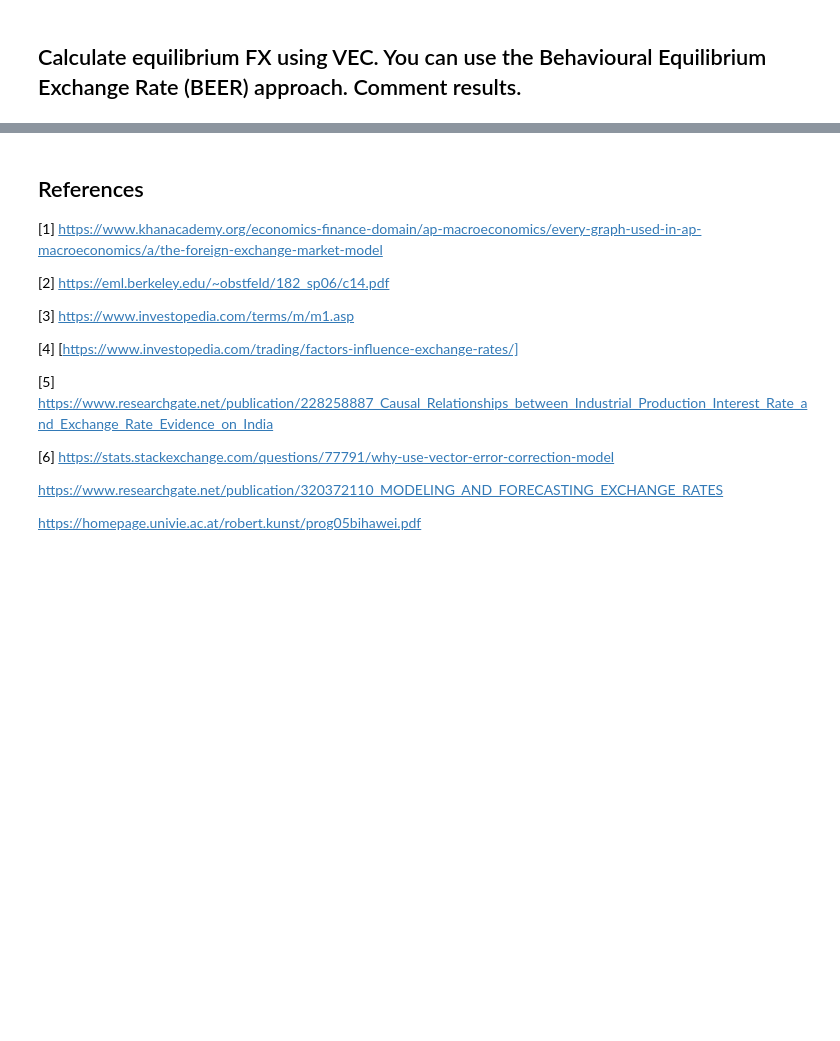
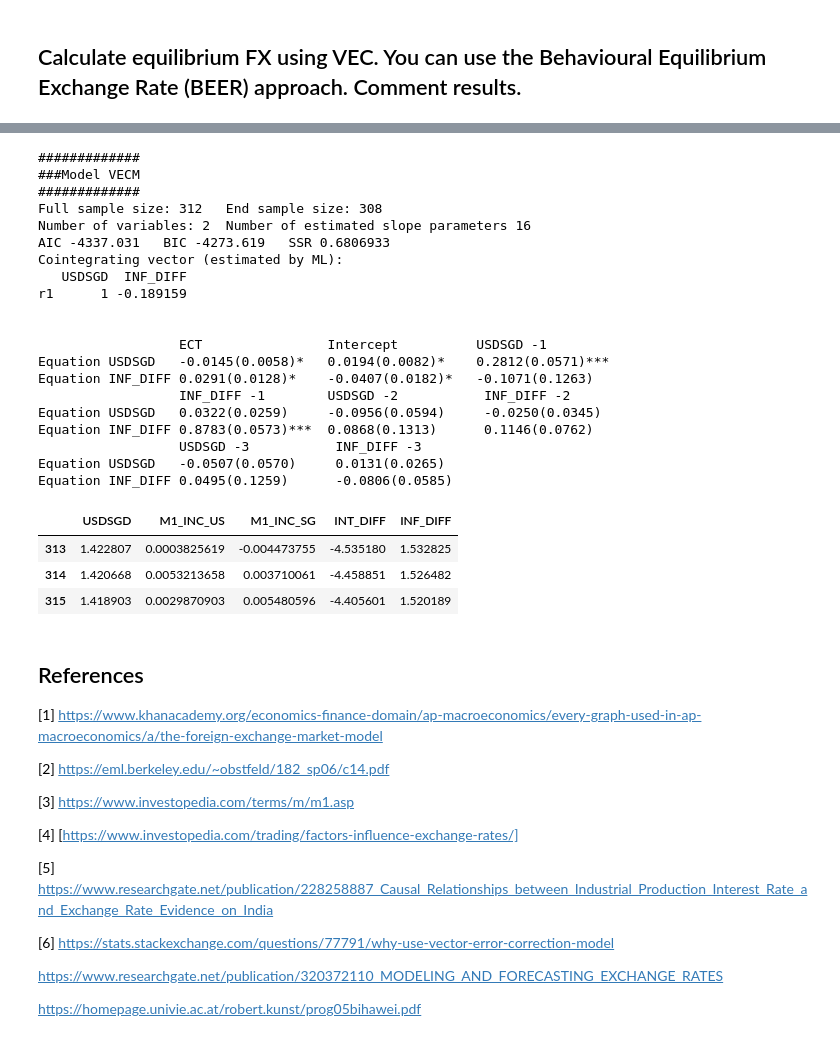
Before and after one commit to yehjxraymond/wqu_econometrics_group_proj, a Jupyter notebook: submission2/Part 2.ipynb, the cells around one changed output, grey strips where cells are left out. Cells and saved outputs as stored; diff of their text form; code cells hidden in the pictures; blank space fills up the shorter version.

```diff
--- a/submission2/Part 2.ipynb
+++ b/submission2/Part 2.ipynb
@@ -317,3 +303,34 @@ usdsgd["201702/201704"]
+# %%
+data_simp = data$USDSGD
+data_simp = merge(data_simp, data$INF_DIFF)
+fit2 = VECM(data_simp, 3, r = 1, include = "const",estim = "ML", LRinclude = "none")
+summary(fit2)
+predict(fit, n.ahead=3)
+# %% [output]
+#############
+###Model VECM
+#############
+Full sample size: 312   End sample size: 308
+Number of variables: 2  Number of estimated slope parameters 16
+AIC -4337.031   BIC -4273.619   SSR 0.6806933
+Cointegrating vector (estimated by ML):
+   USDSGD  INF_DIFF
+r1      1 -0.189159
+
+
+                  ECT                Intercept          USDSGD -1
+Equation USDSGD   -0.0145(0.0058)*   0.0194(0.0082)*    0.2812(0.0571)***
+Equation INF_DIFF 0.0291(0.0128)*    -0.0407(0.0182)*   -0.1071(0.1263)
+                  INF_DIFF -1        USDSGD -2           INF_DIFF -2
+Equation USDSGD   0.0322(0.0259)     -0.0956(0.0594)     -0.0250(0.0345)
+Equation INF_DIFF 0.8783(0.0573)***  0.0868(0.1313)      0.1146(0.0762)
+                  USDSGD -3           INF_DIFF -3
+Equation USDSGD   -0.0507(0.0570)     0.0131(0.0265)
+Equation INF_DIFF 0.0495(0.1259)      -0.0806(0.0585)
+|  | USDSGD | M1_INC_US | M1_INC_SG | INT_DIFF | INF_DIFF |
+| 313 | 1.422807 | 0.0003825619 | -0.004473755 | -4.535180 | 1.532825 |
+| 314 | 1.420668 | 0.0053213658 | 0.003710061 | -4.458851 | 1.526482 |
+| 315 | 1.418903 | 0.0029870903 | 0.005480596 | -4.405601 | 1.520189 |
 # %% [markdown]
 ## References
 [1] https://www.khanacademy.org/economics-finance-domain/ap-macroeconomics/every-graph-used-in-ap-macroeconomics/a/the-foreign-exchange-market-model
```
Also changed, not shown: parts of 18 cells of this notebook.
